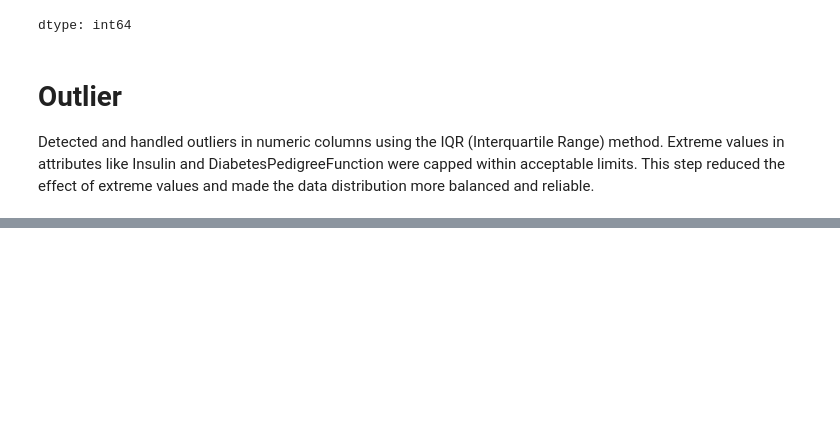
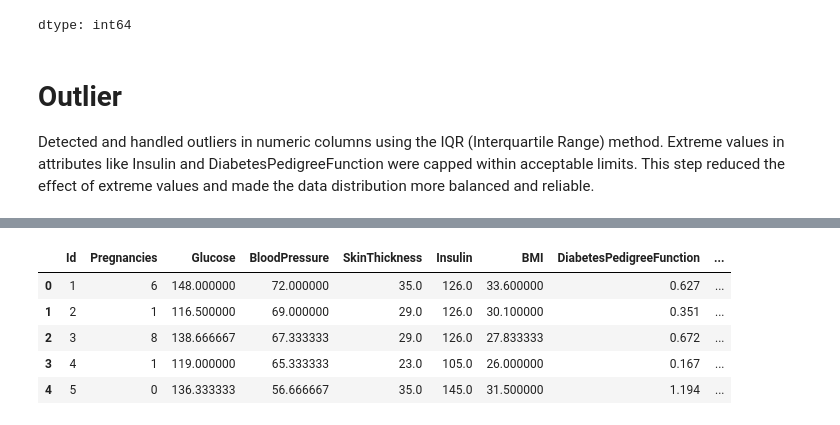
Before and after one commit to halaalduh/Diabetes-Prediction-using-Healthcare-Dataset, a Jupyter notebook: Phase2.ipynb, the cells around one changed output, grey strips where cells are left out. Saved outputs shown, nothing was run; the diff lists cells and outputs as text; code cells hidden in the pictures; blank space fills up the shorter version.

```diff
--- a/Phase2.ipynb
+++ b/Phase2.ipynb
@@ -243,0 +247,13 @@ df['DiabetesPedigreeFunction'] = cap_outliers(df['DiabetesPedigreeFunction'])
+# %%
+# Noise removal using rolling mean (smoothing)
+for col in ['Glucose', 'BloodPressure', 'BMI']:
+    df[col] = df[col].rolling(window=3, min_periods=1).mean()
+
+df.head()
+# %% [output]
+|  | Id | Pregnancies | Glucose | BloodPressure | SkinThickness | Insulin | BMI | DiabetesPedigreeFunction | ... |
+| 0 | 1 | 6 | 148.000000 | 72.000000 | 35.0 | 126.0 | 33.600000 | 0.627 | ... |
+| 1 | 2 | 1 | 116.500000 | 69.000000 | 29.0 | 126.0 | 30.100000 | 0.351 | ... |
+| 2 | 3 | 8 | 138.666667 | 67.333333 | 29.0 | 126.0 | 27.833333 | 0.672 | ... |
+| 3 | 4 | 1 | 119.000000 | 65.333333 | 23.0 | 105.0 | 26.000000 | 0.167 | ... |
+| 4 | 5 | 0 | 136.333333 | 56.666667 | 35.0 | 145.0 | 31.500000 | 1.194 | ... |
```
Also changed, not shown: parts of 6 cells of this notebook.
